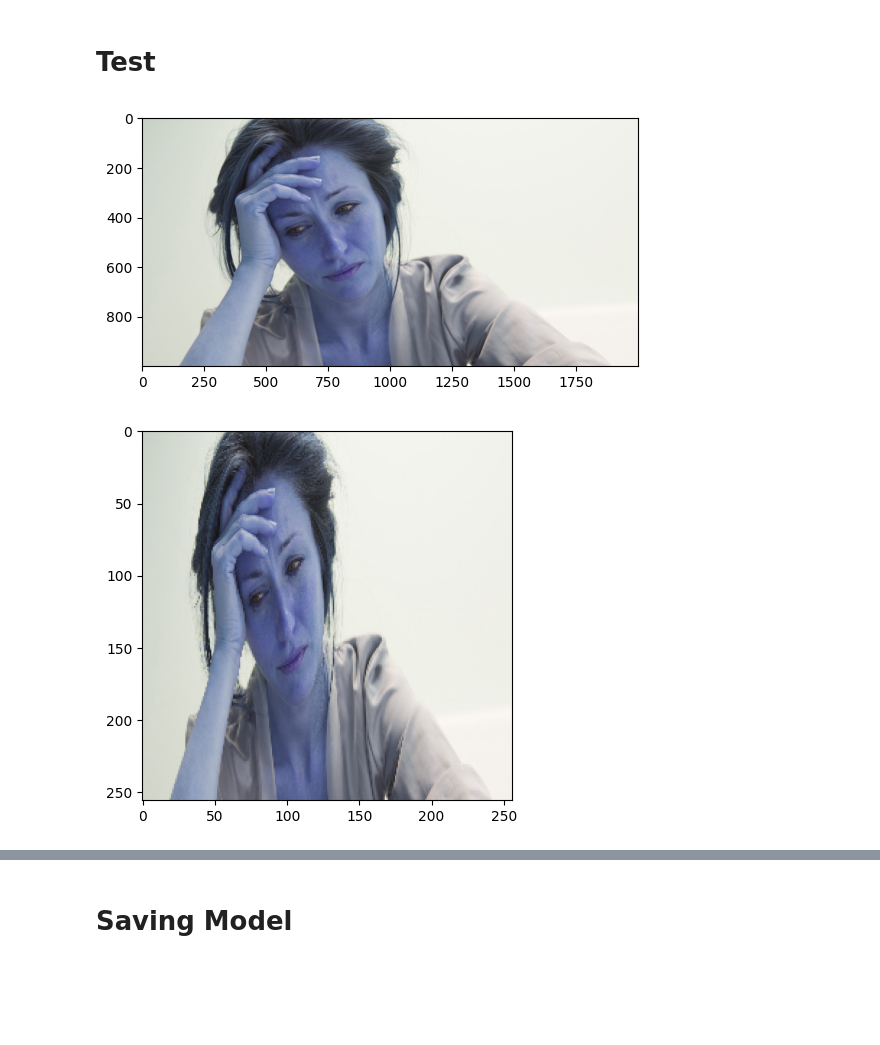
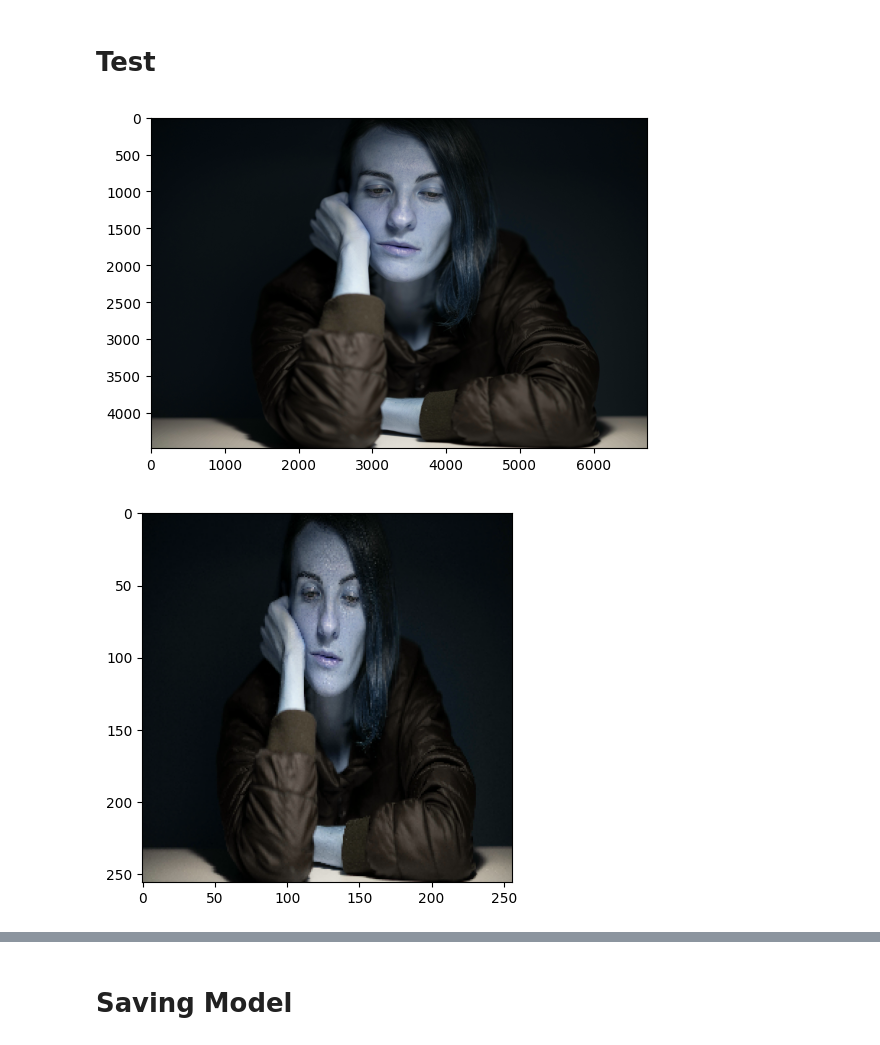
Before and after one commit to ahmadfakhrulbawani2-arch/CNN-image-emotion-classifier, a Jupyter notebook: image-classification.ipynb, the cells around one changed output, grey strips where cells are left out. Drawn from its saved outputs; the diff is of its cells as text; code cells hidden in the pictures; blank space fills up the shorter version.

```diff
--- a/image-classification.ipynb
+++ b/image-classification.ipynb
@@ -304,17 +304,17 @@ tf.Tensor(0.0, shape=(), dtype=float32) tf.Tensor(0.0, shape=(), dtype=float32)
 
 import cv2
 # %%
-img = cv2.imread('sad-test2.jpeg')
+img = cv2.imread('Sad test.jpg')
 plt.imshow(img)
 plt.show()
 # %% [output]
-[figure, old version]
+[figure, new version]
 # %%
 resize = tf.image.resize(img, (256,256))
 plt.imshow(resize.numpy().astype(int))
 plt.show()
 # %% [output]
-[figure, old version]
+[figure, new version]
 # %%
 yhat = model.predict(np.expand_dims(resize/255, 0))
 # %% [output]
```
Also changed, not shown: parts of 6 cells of this notebook.
